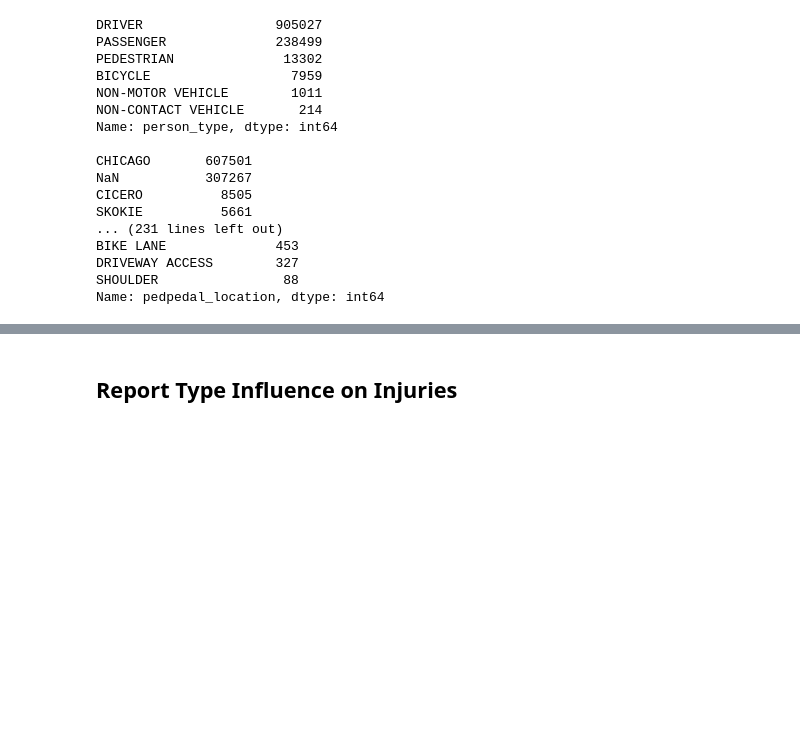
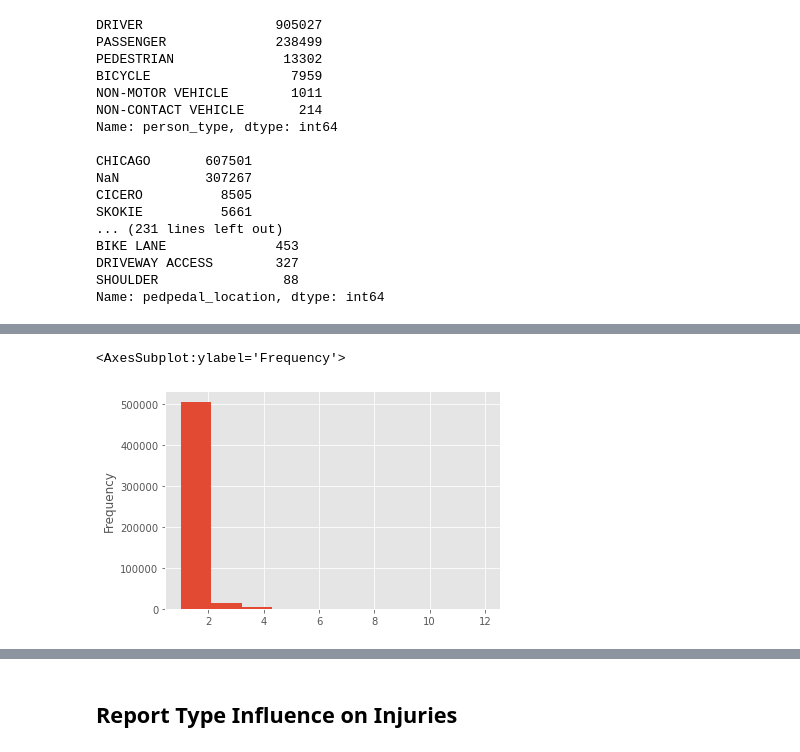
Before and after one commit to jkh-code/predicting-traffic-accident-injuries, a Jupyter notebook: notebooks/eda.ipynb, the cells around one changed output, grey strips where cells are left out. Drawn from its saved outputs; the diff is of its cells as text; code cells hidden in the pictures; blank space fills up the shorter version.

```diff
--- a/notebooks/eda.ipynb
+++ b/notebooks/eda.ipynb
@@ -220,0 +230,5 @@ Name: pedpedal_location, dtype: int64
+# %%
+df_people.loc[df_people["person_type"]=="DRIVER", :].groupby("crash_record_id")["person_type"].count().plot(kind="hist")
+# %% [output]
+<AxesSubplot:ylabel='Frequency'>
+[figure, added]
```
Also changed, not shown: parts of 15 cells of this notebook.
